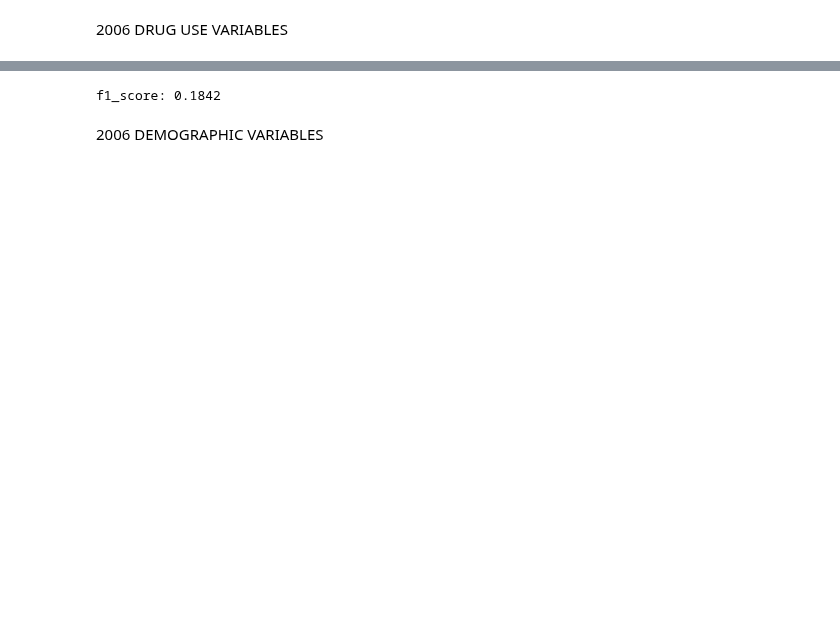
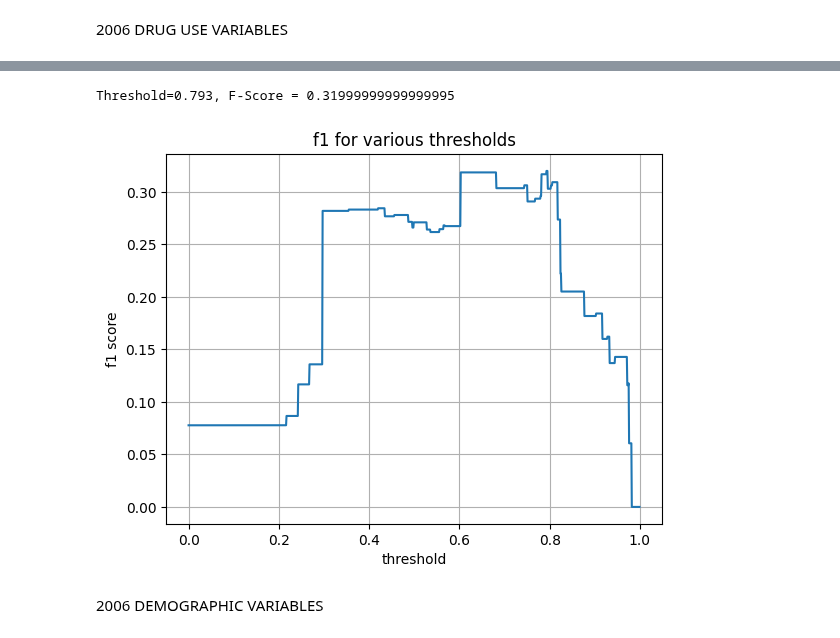
Before and after one commit to HotelTango314/dsa5900, a Jupyter notebook: NSDUH_Explore.ipynb, the cells around one changed output, grey strips where cells are left out. Drawn from its saved outputs; the diff is of its cells as text; code cells hidden in the pictures; blank space fills up the shorter version.

```diff
--- a/NSDUH_Explore.ipynb
+++ b/NSDUH_Explore.ipynb
@@ -1222,14 +1254,22 @@ f1_score: 0.3495
 # %%
 #2006 Drug Use Logit
-du_six_logit_final = LogisticRegression()
-du_six_logit_final.fit(du_six_trainX,du_six_trainy)
-du_six_logit_predy = du_six_logit_final.predict(du_six_testX)
+du_six_logit_final = logit_pipe(.1,3,.3,.6).fit(du_six_trainX,du_six_trainy)
+threshold_search(du_six_logit_final,du_six_testX.astype(float),du_six_testy)
 
-du_six_logit_f1 = f1_score(du_six_testy,du_six_logit_predy)
+#f1_score(du_six_testy,
+#du_six_logit_final.predict_proba(du_six_testX.astype(float)) #)
 
-print(f"f1_score: {np.round(du_six_logit_f1,4)}")
+#du_six_testX.astype(float).dtypes
+
+#du_six_logit_final.fit(du_six_trainX,du_six_trainy)
+#du_six_logit_predy = du_six_logit_final.predict(du_six_testX)
+
+#du_six_logit_f1 = f1_score(du_six_testy,du_six_logit_predy)
+
+#print(f"f1_score: {np.round(du_six_logit_f1,4)}")
 # %% [output]
-f1_score: 0.1842
+Threshold=0.793, F-Score = 0.31999999999999995
+[figure, added]
 # %% [markdown]
 2006 DEMOGRAPHIC VARIABLES
 # %%
```
Also changed, not shown: parts of 37 cells of this notebook.
